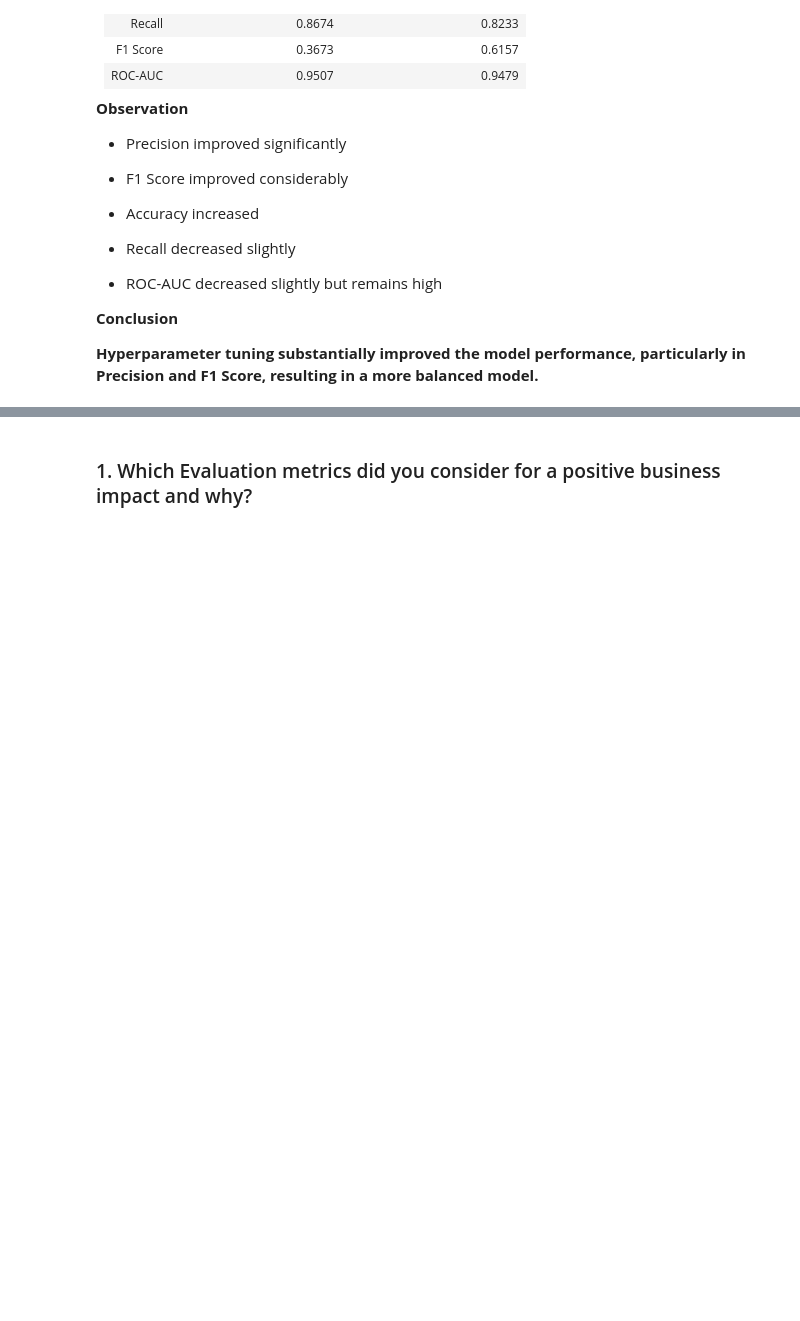
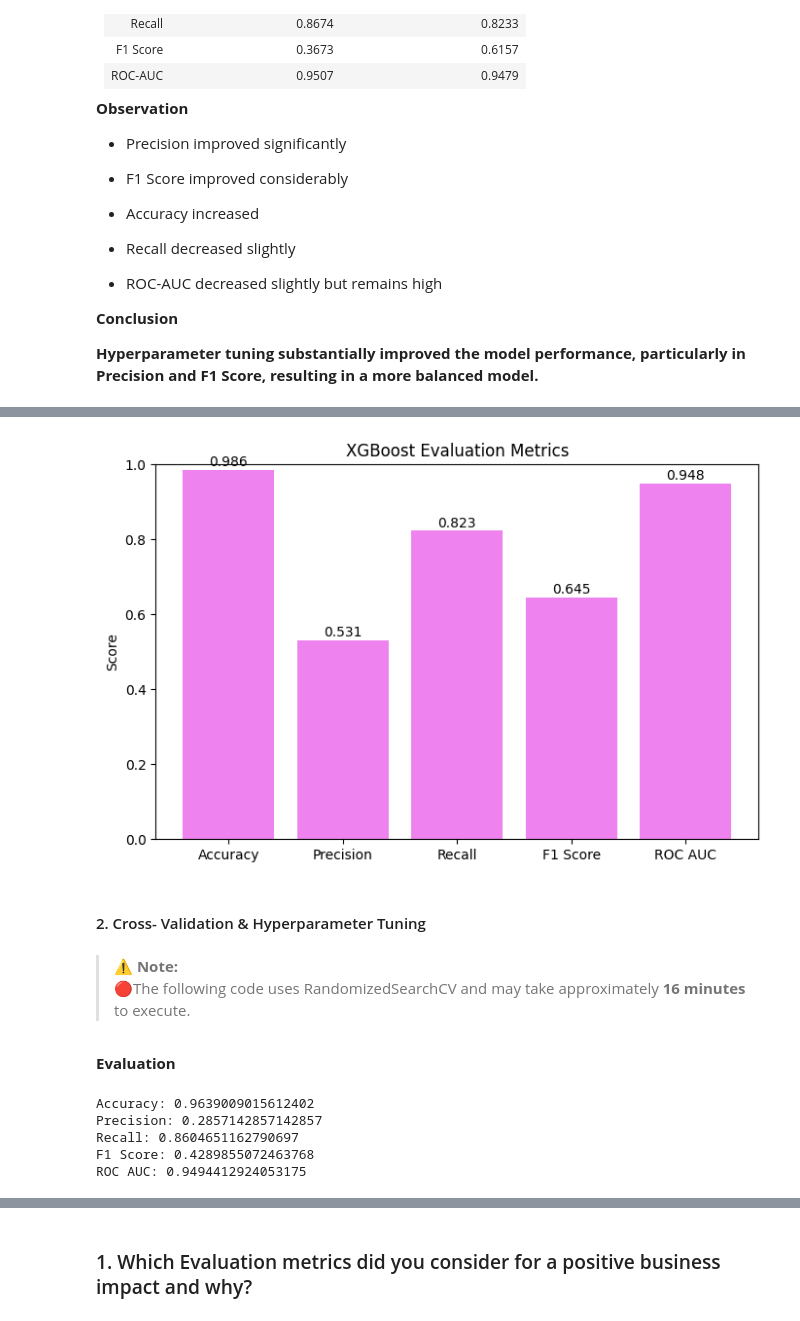
Before and after one commit to Sagarjain93/Machine-Learning-Portfolio, a Jupyter notebook: 03_ML_Practice/Tata_Steel_Machine_Failure_Prediction/02_notebooks/03_machine_learning.ipynb, the cells around one changed output, grey strips where cells are left out. Cells and saved outputs as stored; diff of their text form; code cells hidden in the pictures; blank space fills up the shorter version.

```diff
--- a/03_ML_Practice/Tata_Steel_Machine_Failure_Prediction/02_notebooks/03_machine_learning.ipynb
+++ b/03_ML_Practice/Tata_Steel_Machine_Failure_Prediction/02_notebooks/03_machine_learning.ipynb
@@ -2508,0 +2534,15 @@ Technique Used
+# %%
+# ML Model - 3 Implementation
+
+xgb_model = XGBClassifier(
+    random_state=42,
+    use_label_encoder=False,
+    eval_metric='logloss'
+)
+
+# Fit the Algorithm
+xgb_model.fit(X_train_balanced, y_train_balanced)
+
+# Predict on the model
+y_pred_xgb = xgb_model.predict(X_val)
+y_pred_proba_xgb = xgb_model.predict_proba(X_val)[:,1]
@@ -2508,0 +2551,12 @@ Technique Used
+# %%
+accuracy_xgb = accuracy_score(y_val, y_pred_xgb)
+precision_xgb = precision_score(y_val, y_pred_xgb)
+recall_xgb = recall_score(y_val, y_pred_xgb)
+f1_xgb = f1_score(y_val, y_pred_xgb)
+roc_auc_xgb = roc_auc_score(y_val, y_pred_proba_xgb)
+
+print("Accuracy:", accuracy_xgb)
+print("Precision:", precision_xgb)
+print("Recall:", recall_xgb)
+print("F1 Score:", f1_xgb)
+print("ROC AUC:", roc_auc_xgb)
@@ -2508,0 +2595,24 @@ Technique Used
+# %%
+# Visualizing evaluation Metric Score chart
+import matplotlib.pyplot as plt
+
+metrics = ['Accuracy','Precision','Recall','F1 Score','ROC AUC']
+scores_xgb = [accuracy_xgb, precision_xgb, recall_xgb, f1_xgb, roc_auc_xgb]
+
+plt.figure(figsize=(8,5))
+plt.bar(metrics, scores_xgb, color='violet')
+
+for i, v in enumerate(scores_xgb):
+    plt.text(i, v + 0.01, round(v,3), ha='center')
+
+plt.ylim(0,1)
+plt.title("XGBoost Evaluation Metrics")
+plt.ylabel("Score")
+plt.show()
+# %% [output]
+[figure, added]
+# %% [markdown]
+#### 2. Cross- Validation & Hyperparameter Tuning
+# %% [markdown]
+> ⚠️ **Note:**
+> 🔴The following code uses RandomizedSearchCV and may take approximately **16 minutes** to execute.
@@ -2508,0 +2650,20 @@ Technique Used
+# %% [markdown]
+**Evaluation**
+# %%
+accuracy_xgb_opt = accuracy_score(y_val, y_pred_xgb_opt)
+precision_xgb_opt = precision_score(y_val, y_pred_xgb_opt)
+recall_xgb_opt = recall_score(y_val, y_pred_xgb_opt)
+f1_xgb_opt = f1_score(y_val, y_pred_xgb_opt)
+roc_auc_xgb_opt = roc_auc_score(y_val, y_pred_proba_xgb_opt)
+
+print("Accuracy:", accuracy_xgb_opt)
+print("Precision:", precision_xgb_opt)
+print("Recall:", recall_xgb_opt)
+print("F1 Score:", f1_xgb_opt)
+print("ROC AUC:", roc_auc_xgb_opt)
+# %% [output]
+Accuracy: 0.9639009015612402
+Precision: 0.2857142857142857
+Recall: 0.8604651162790697
+F1 Score: 0.4289855072463768
+ROC AUC: 0.9494412924053175
```
Also changed, not shown: parts of 31 cells of this notebook.
